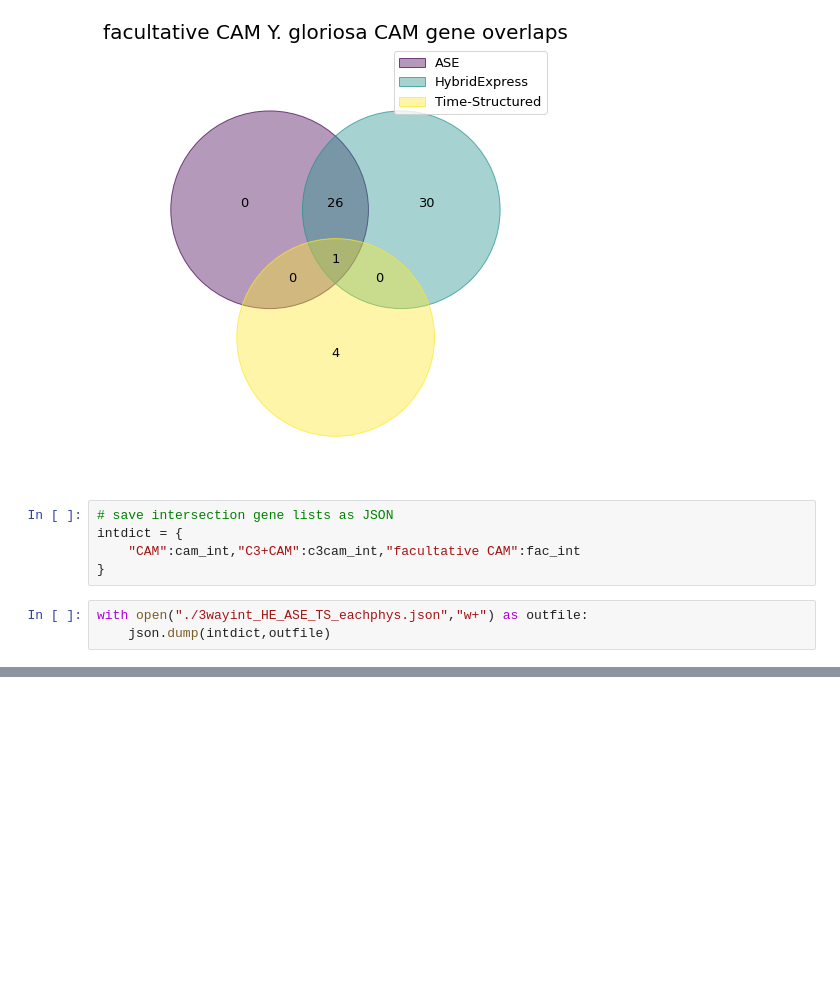
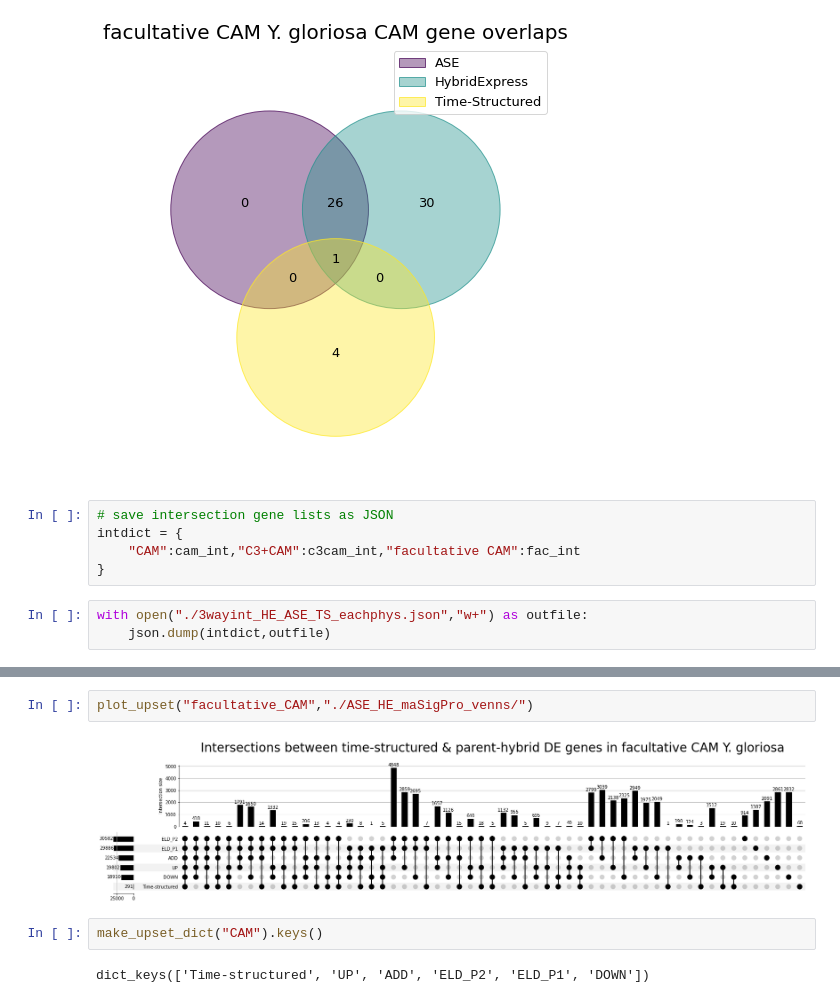
Before and after one commit to achpardo/yucca-genomics, a Jupyter notebook: findint_TS_ASE_HybExp.ipynb, the cells around one changed output, grey strips where cells are left out. Drawn from its saved outputs; the diff is of its cells as text; blank space fills up the shorter version.

```diff
--- a/findint_TS_ASE_HybExp.ipynb
+++ b/findint_TS_ASE_HybExp.ipynb
@@ -310,0 +422,8 @@ with open("./3wayint_HE_ASE_TS_eachphys.json","w+") as outfile:
+# %%
+plot_upset("facultative_CAM","./ASE_HE_maSigPro_venns/")
+# %% [output]
+[figure, added]
+# %%
+make_upset_dict("CAM").keys()
+# %% [output]
+dict_keys(['Time-structured', 'UP', 'ADD', 'ELD_P2', 'ELD_P1', 'DOWN'])
```
Also changed, not shown: parts of 20 cells of this notebook, 2 other files.
